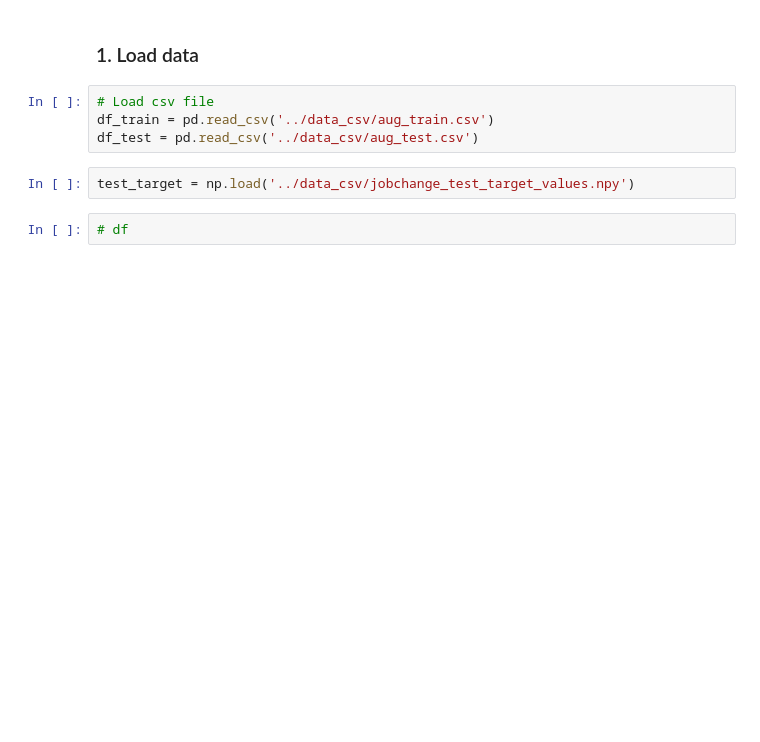
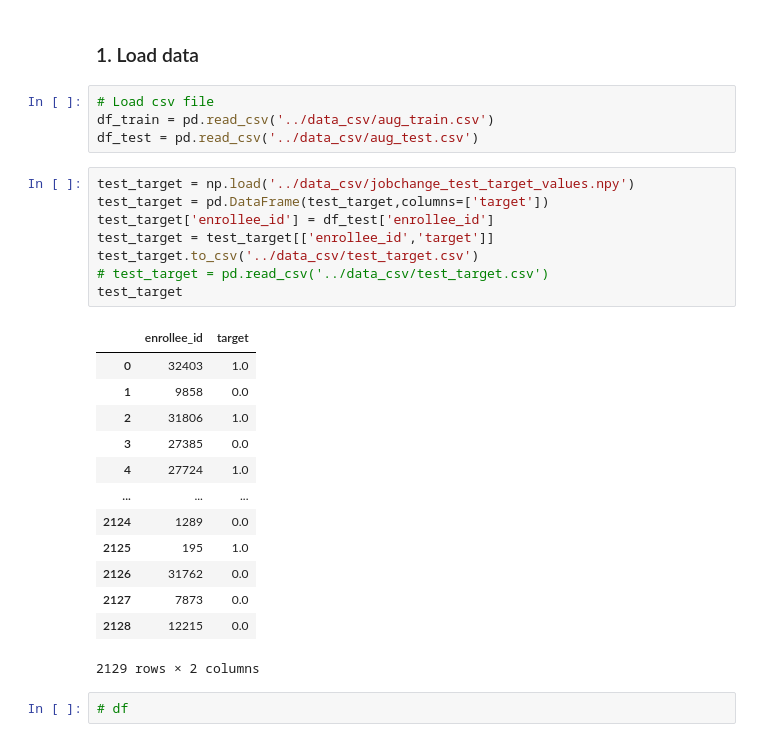
Before and after one commit to katiehuang1221/HR-Analytics-Predict-Who-Will-Leave-The-Job, a Jupyter notebook: notebook/01_data_extract.ipynb, the cells around one changed output. Saved outputs shown, nothing was run; the diff lists cells and outputs as text; blank space fills up the shorter version.

```diff
--- a/notebook/01_data_extract.ipynb
+++ b/notebook/01_data_extract.ipynb
@@ -9,8 +9,28 @@ import seaborn as sns
 # Load csv file
 df_train = pd.read_csv('../data_csv/aug_train.csv')
 df_test = pd.read_csv('../data_csv/aug_test.csv')
-# %%
-test_target = np.load('../data_csv/jobchange_test_target_values.npy')
+# %%
+test_target = np.load('../data_csv/jobchange_test_target_values.npy')
+test_target = pd.DataFrame(test_target,columns=['target'])
+test_target['enrollee_id'] = df_test['enrollee_id']
+test_target = test_target[['enrollee_id','target']]
+test_target.to_csv('../data_csv/test_target.csv')
+# test_target = pd.read_csv('../data_csv/test_target.csv')
+test_target
+# %% [output]
+|  | enrollee_id | target |
+| 0 | 32403 | 1.0 |
+| 1 | 9858 | 0.0 |
+| 2 | 31806 | 1.0 |
+| 3 | 27385 | 0.0 |
+| 4 | 27724 | 1.0 |
+| ... | ... | ... |
+| 2124 | 1289 | 0.0 |
+| 2125 | 195 | 1.0 |
+| 2126 | 31762 | 0.0 |
+| 2127 | 7873 | 0.0 |
+| 2128 | 12215 | 0.0 |
+2129 rows × 2 columns
 # %%
 # df
 # %%
```
Also changed, not shown: parts of 1 cell of this notebook, 2 other files.
